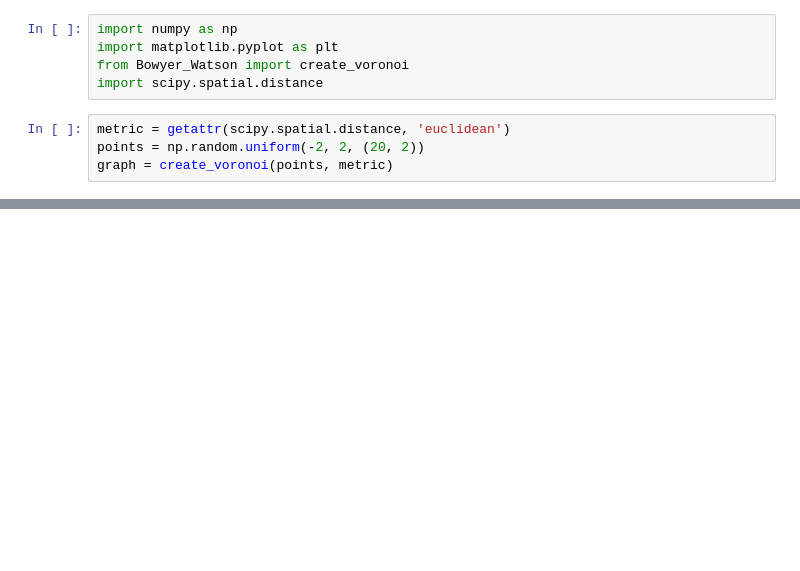
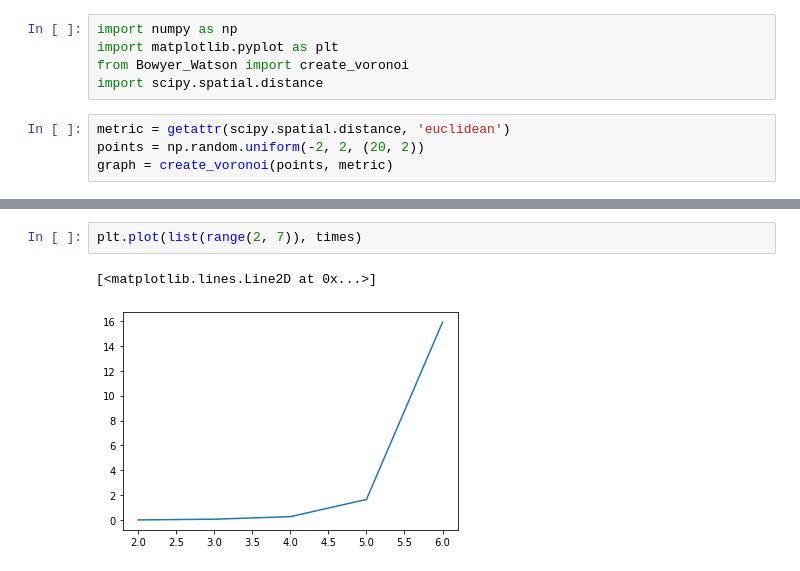
Before and after one commit to kayla-lixinyi/Summer-Project-Advanced-and-Interpretable-Unsupervised-Learning, a Jupyter notebook: Bowyer-Watson/Voronoi_example.ipynb, the cells around one changed output, grey strips where cells are left out. Saved outputs shown, nothing was run; the diff lists cells and outputs as text; blank space fills up the shorter version.

```diff
--- a/Bowyer-Watson/Voronoi_example.ipynb
+++ b/Bowyer-Watson/Voronoi_example.ipynb
@@ -18,0 +38,5 @@ plt.show()
+# %%
+plt.plot(list(range(2, 7)), times)
+# %% [output]
+[<matplotlib.lines.Line2D at 0x...>]
+[figure, added]
```
Also changed, not shown: parts of 4 cells of this notebook.
